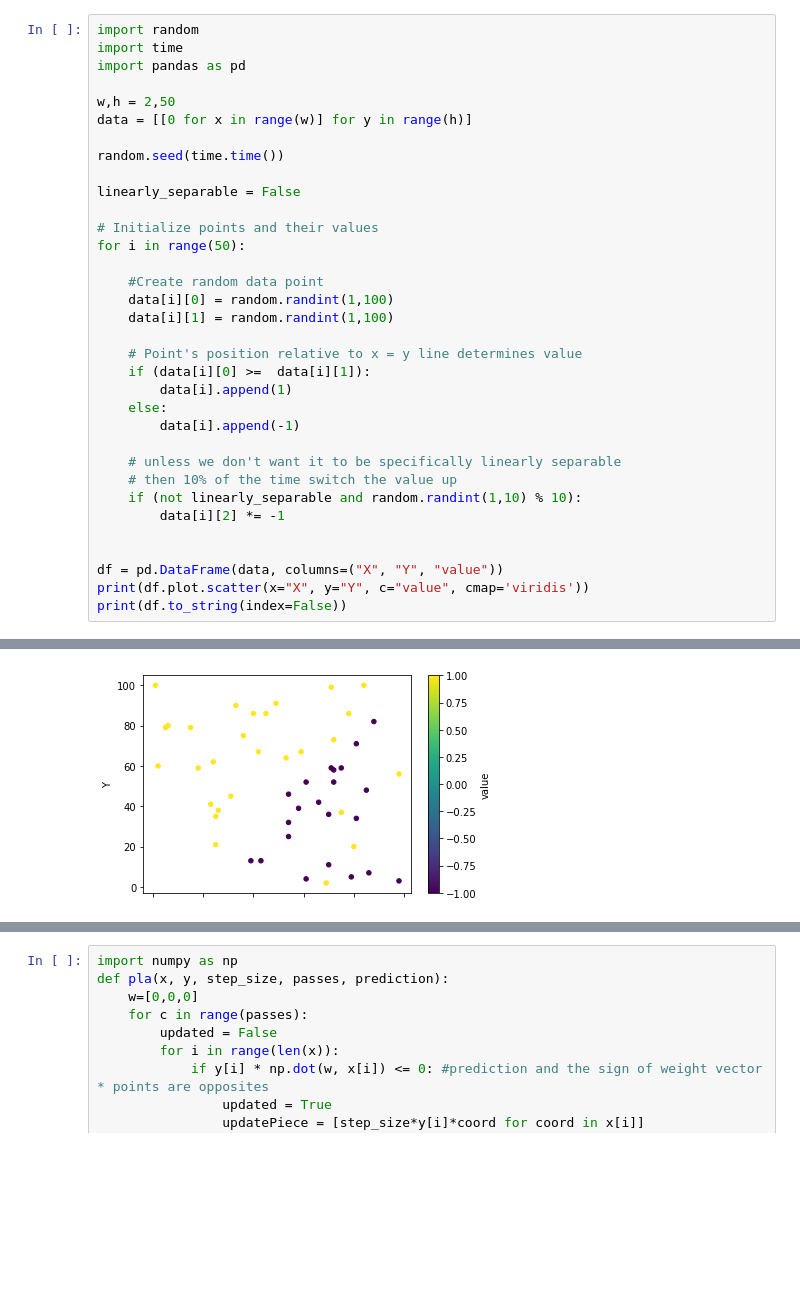
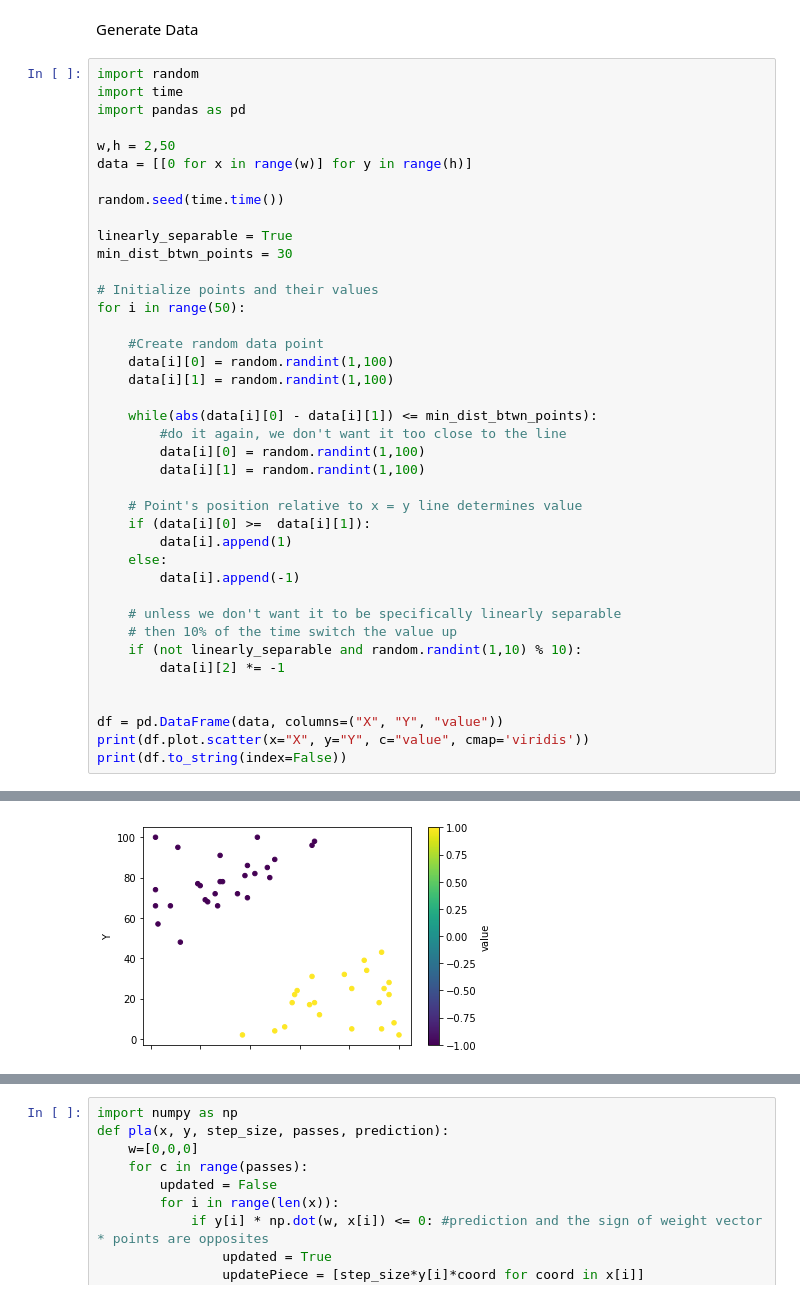
Before and after one commit to LioraW/PLA-Algorithm, a Jupyter notebook: project1.ipynb, the cells around one changed output, grey strips where cells are left out. Cells and saved outputs as stored; diff of their text form; blank space fills up the shorter version.

```diff
--- a/project1.ipynb
+++ b/project1.ipynb
@@ -1,3 +1,5 @@
+# %% [markdown]
+Generate Data
 # %%
 import random
 import time
@@ -8,7 +10,8 @@ data = [[0 for x in range(w)] for y in range(h)]
 
 random.seed(time.time())
 
-linearly_separable = False
+linearly_separable = True
+min_dist_btwn_points = 30
 
 # Initialize points and their values
 for i in range(50):
@@ -16,6 +19,11 @@ for i in range(50):
     #Create random data point
     data[i][0] = random.randint(1,100)
     data[i][1] = random.randint(1,100)
+
+    while(abs(data[i][0] - data[i][1]) <= min_dist_btwn_points):
+        #do it again, we don't want it too close to the line
+        data[i][0] = random.randint(1,100)
+        data[i][1] = random.randint(1,100)
 
     # Point's position relative to x = y line determines value
     if (data[i][0] >=  data[i][1]):
@@ -53 +61 @@ AxesSubplot(0.125,0.125;0.62x0.755)
-[figure, old version]
+[figure, new version]
```
Also changed, not shown: parts of 6 cells of this notebook.
